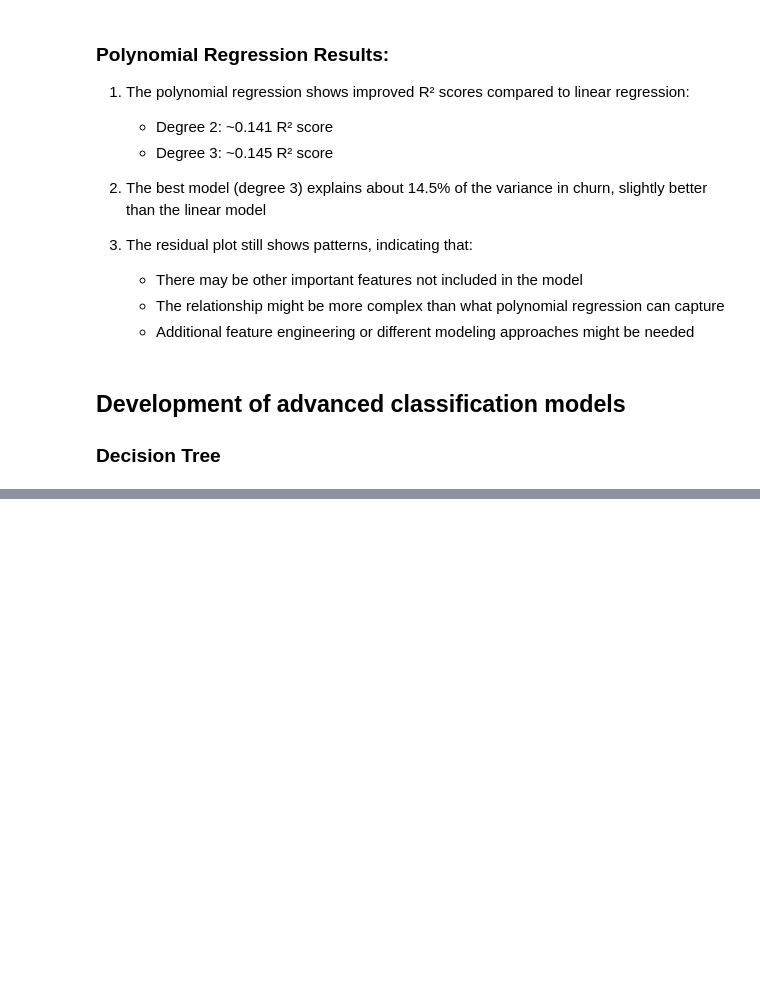
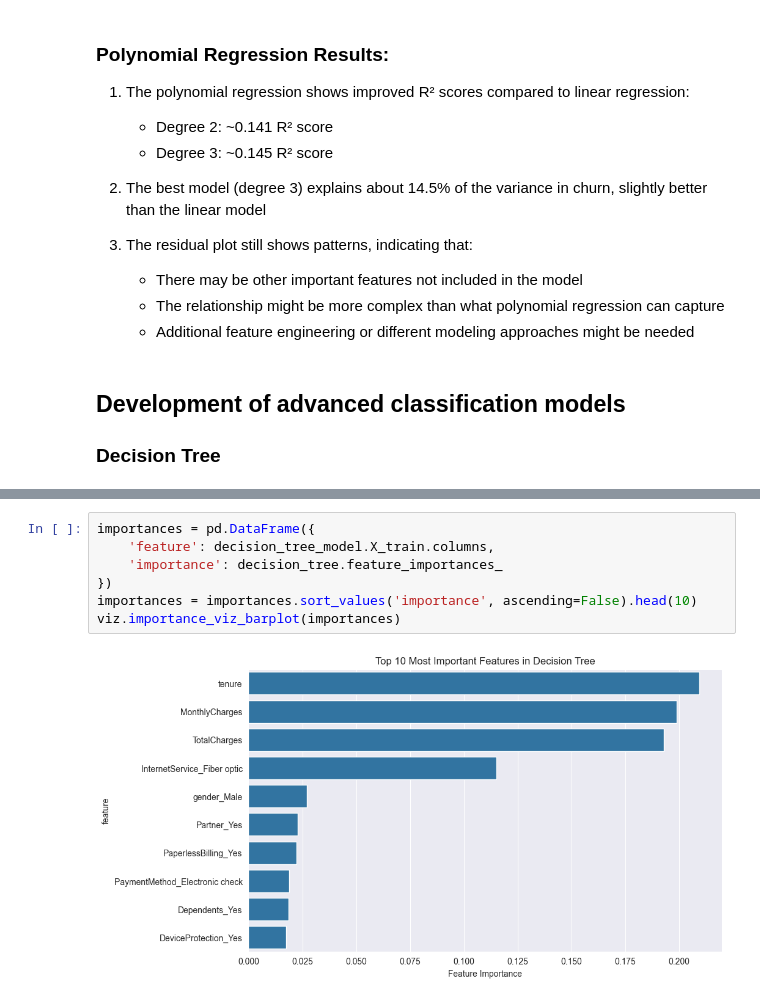
Before and after one commit to TouKhen/bloc-3, a Jupyter notebook: notebooks/data-explo-clean.ipynb, the cells around one changed output, grey strips where cells are left out. Saved outputs shown, nothing was run; the diff lists cells and outputs as text; blank space fills up the shorter version.

```diff
--- a/notebooks/data-explo-clean.ipynb
+++ b/notebooks/data-explo-clean.ipynb
@@ -237,0 +283,9 @@ viz.residuals_scatter(poly_reg_model.y_test_poly, y_pred_poly)
+# %%
+importances = pd.DataFrame({
+    'feature': decision_tree_model.X_train.columns,
+    'importance': decision_tree.feature_importances_
+})
+importances = importances.sort_values('importance', ascending=False).head(10)
+viz.importance_viz_barplot(importances)
+# %% [output]
+[figure, added]
```
Also changed, not shown: parts of 8 cells of this notebook, 2 other files.
